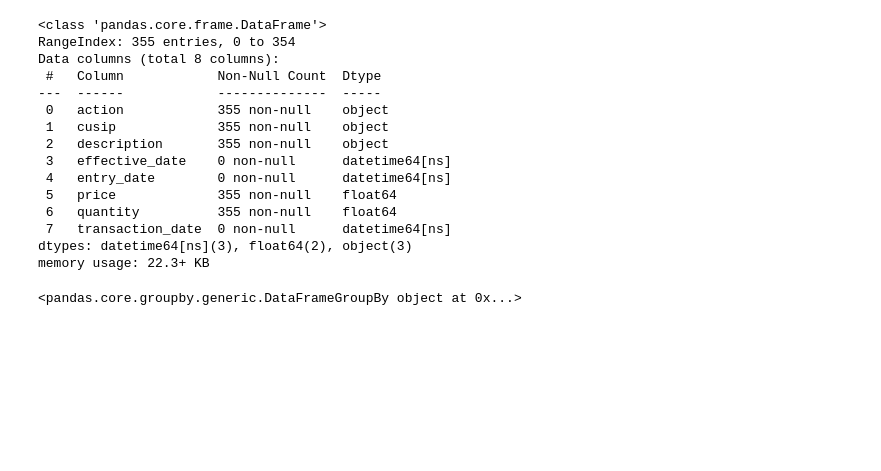
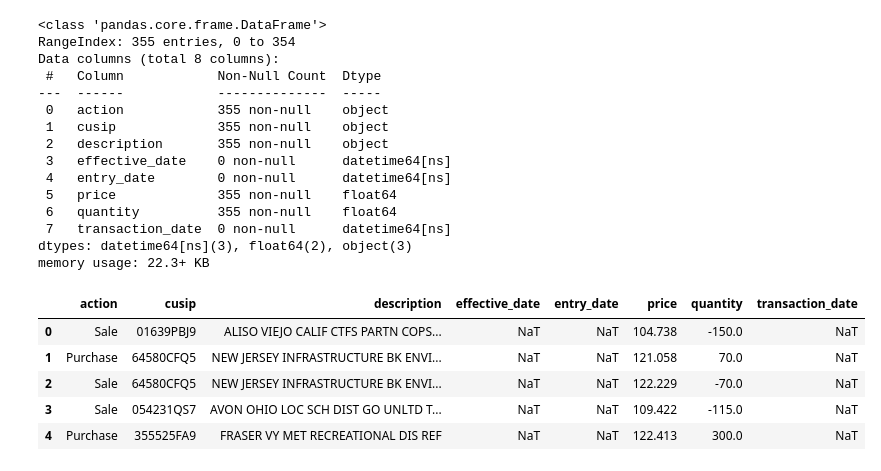
Before and after one commit to albertopuentes/small-side-projects, a Jupyter notebook: Sample_Trade_History_Monitor.ipynb, the cells around one changed output. Cells and saved outputs as stored; diff of their text form; code cells hidden in the pictures; blank space fills up the shorter version.

```diff
--- a/Sample_Trade_History_Monitor.ipynb
+++ b/Sample_Trade_History_Monitor.ipynb
@@ -192,6 +192,11 @@ Data columns (total 8 columns):
 dtypes: datetime64[ns](3), float64(2), object(3)
 memory usage: 22.3+ KB
 # %%
-trades.groupby(['cusip', 'action'])
+trades.groupby(['cusip', 'effective_date']).head()
 # %% [output]
-<pandas.core.groupby.generic.DataFrameGroupBy object at 0x...>
+|  | action | cusip | description | effective_date | entry_date | price | quantity | transaction_date |
+| 0 | Sale | 01639PBJ9 | ALISO VIEJO CALIF CTFS PARTN COPS... | NaT | NaT | 104.738 | -150.0 | NaT |
+| 1 | Purchase | 64580CFQ5 | NEW JERSEY INFRASTRUCTURE BK ENVI... | NaT | NaT | 121.058 | 70.0 | NaT |
+| 2 | Sale | 64580CFQ5 | NEW JERSEY INFRASTRUCTURE BK ENVI... | NaT | NaT | 122.229 | -70.0 | NaT |
+| 3 | Sale | 054231QS7 | AVON OHIO LOC SCH DIST GO UNLTD T... | NaT | NaT | 109.422 | -115.0 | NaT |
+| 4 | Purchase | 355525FA9 | FRASER VY MET RECREATIONAL DIS REF | NaT | NaT | 122.413 | 300.0 | NaT |
```
Also changed, not shown: parts of 1 cell of this notebook.
